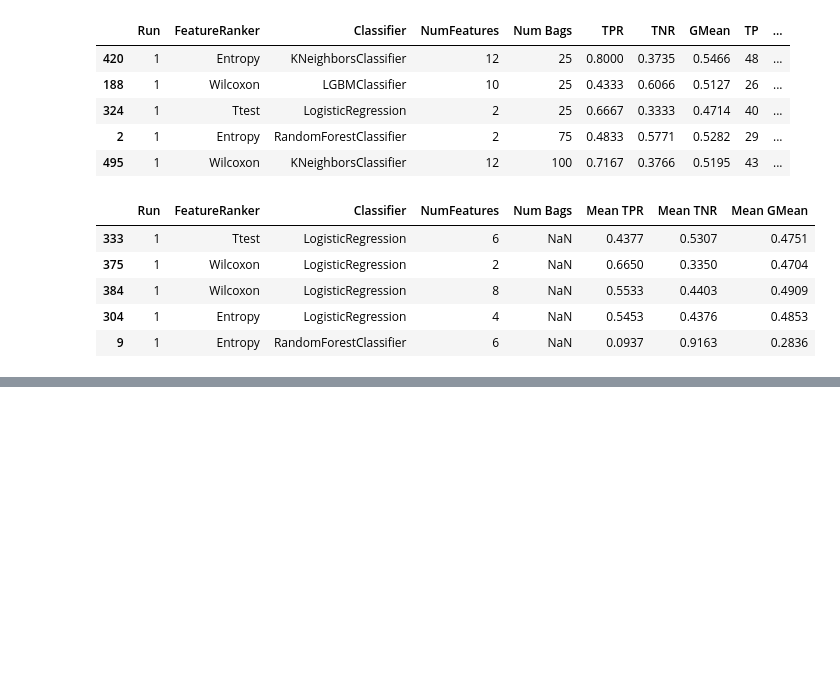
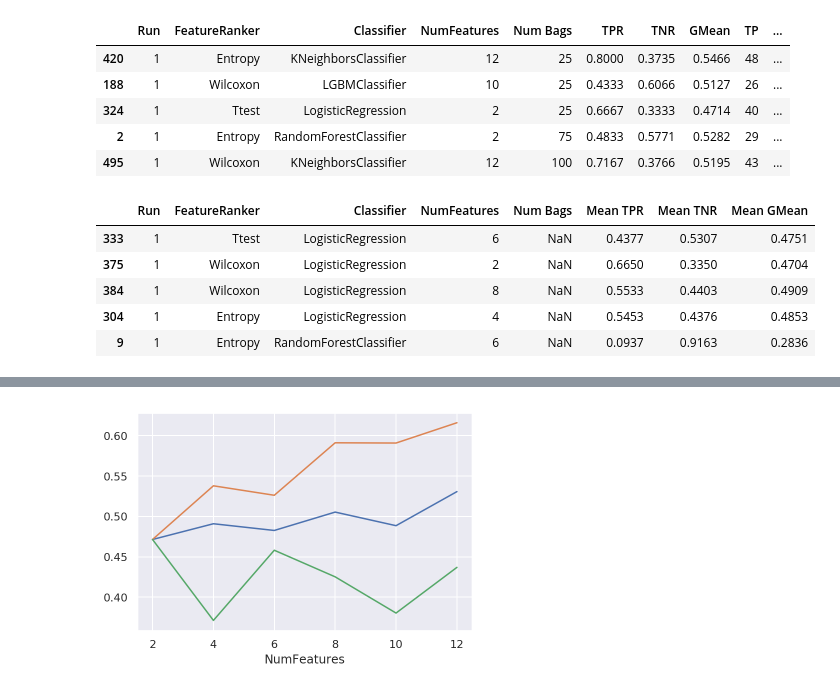
Before and after one commit to Robert-Aduviri/genomic-causality-prediction, a Jupyter notebook: SVMExperiments/09 - Results.ipynb, the cells around one changed output, grey strips where cells are left out. Drawn from its saved outputs; the diff is of its cells as text; code cells hidden in the pictures; blank space fills up the shorter version.

```diff
--- a/SVMExperiments/09 - Results.ipynb
+++ b/SVMExperiments/09 - Results.ipynb
@@ -253,0 +474,5 @@ means.sample(5)
+# %%
+df = filter_df(results, 'Raw', 'BCR', 'Entropy')
+plot_classifier(df, 'SVC', ['mean', 'max', 'min'])
+# %% [output]
+[figure, added]
```
Also changed, not shown: parts of 45 cells of this notebook, 2 other files.
